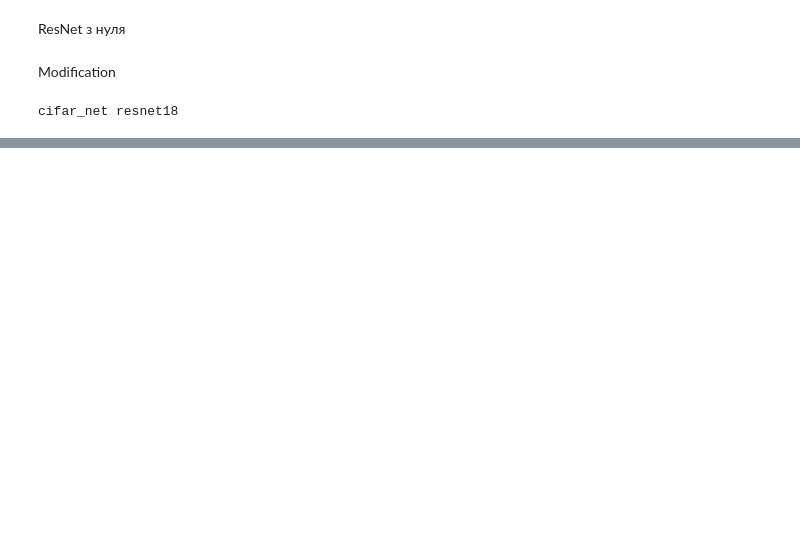
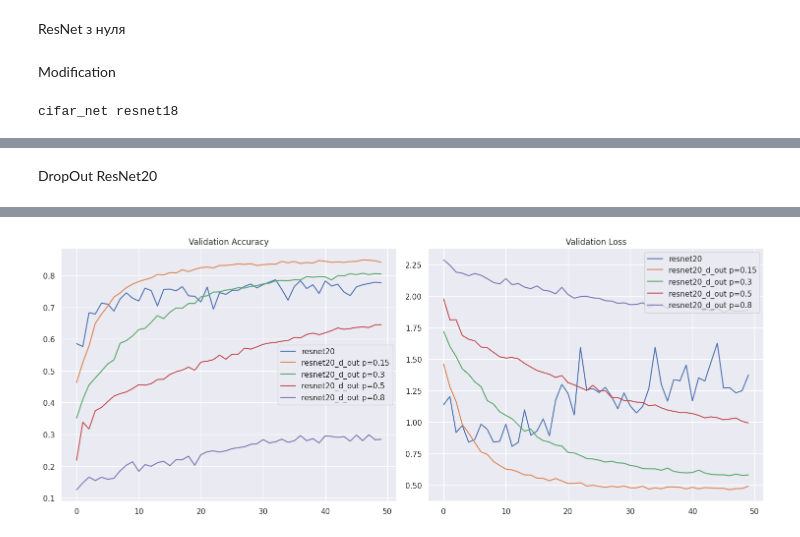
Before and after one commit to Dynokostya/nn-pytorch-labs, a Jupyter notebook: lab12.ipynb, the cells around one changed output, grey strips where cells are left out. Cells and saved outputs as stored; diff of their text form; code cells hidden in the pictures; blank space fills up the shorter version.

```diff
--- a/lab12.ipynb
+++ b/lab12.ipynb
@@ -336,0 +347,9 @@ batch_size=64)
+# %% [markdown]
+DropOut ResNet20
+# %%
+accuracies['resnet20_d_out p=0.5'], losses['resnet20_d_out p=0.5'] = train(resnet20_d_out5(), X_train, y_train, X_test, y_test)
+accuracies['resnet20_d_out p=0.3'], losses['resnet20_d_out p=0.3'] = train(resnet20_d_out3(), X_train, y_train, X_test, y_test)
+accuracies['resnet20_d_out p=0.8'], losses['resnet20_d_out p=0.8'] = train(resnet20_d_out8(), X_train, y_train, X_test, y_test)
+accuracies['resnet20_d_out p=0.15'], losses['resnet20_d_out p=0.15'] = train(resnet20_d_out15(), X_train, y_train, X_test, y_test)
+acc_loss_graph(accuracies, losses, ['resnet20', 'resnet20_d_out p=0.15', 'resnet20_d_out p=0.3', 'resnet20_d_out p=0.5', 'resnet20_d_out p=0.8' ])
+# %% [output]
@@ -336,0 +376 @@ batch_size=64)
+[figure, added]
```
Also changed, not shown: parts of 26 cells of this notebook.
